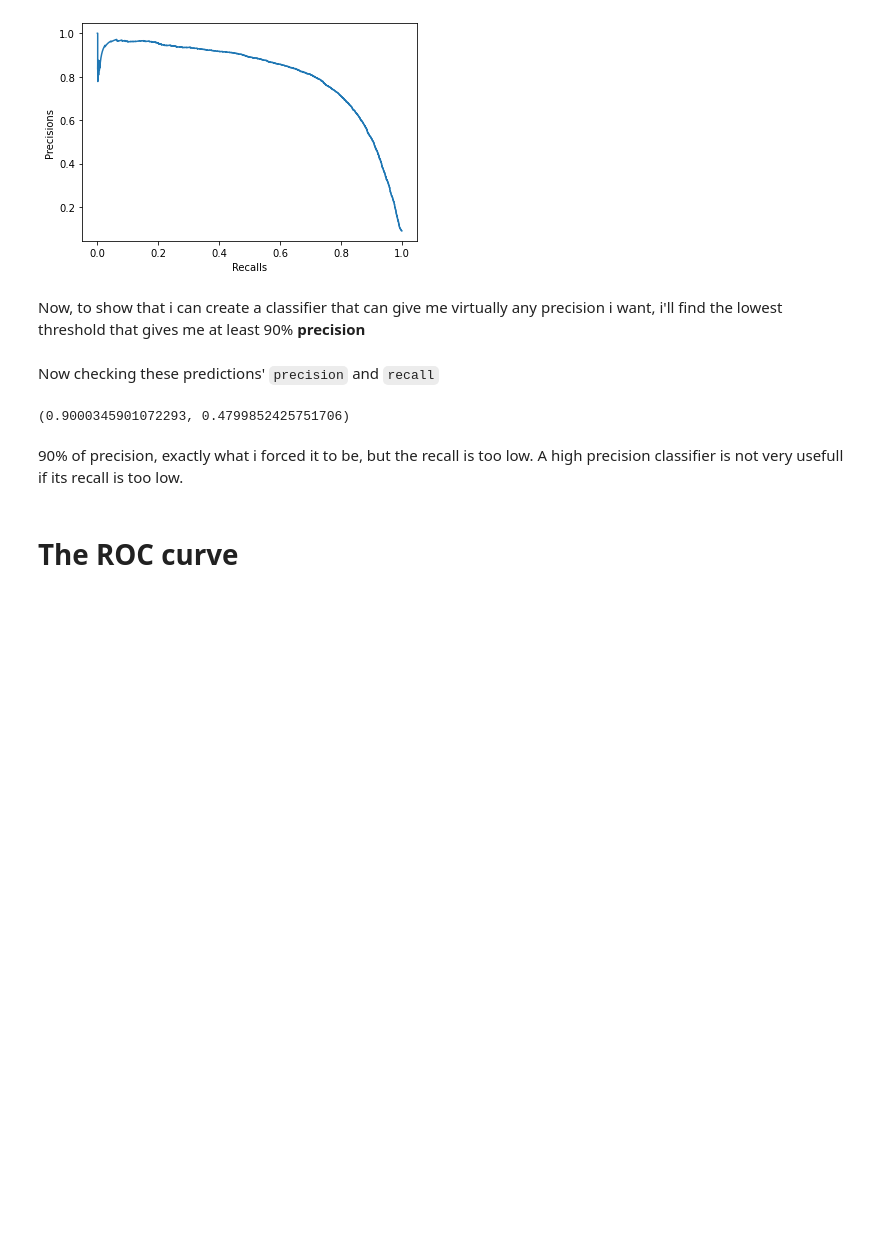
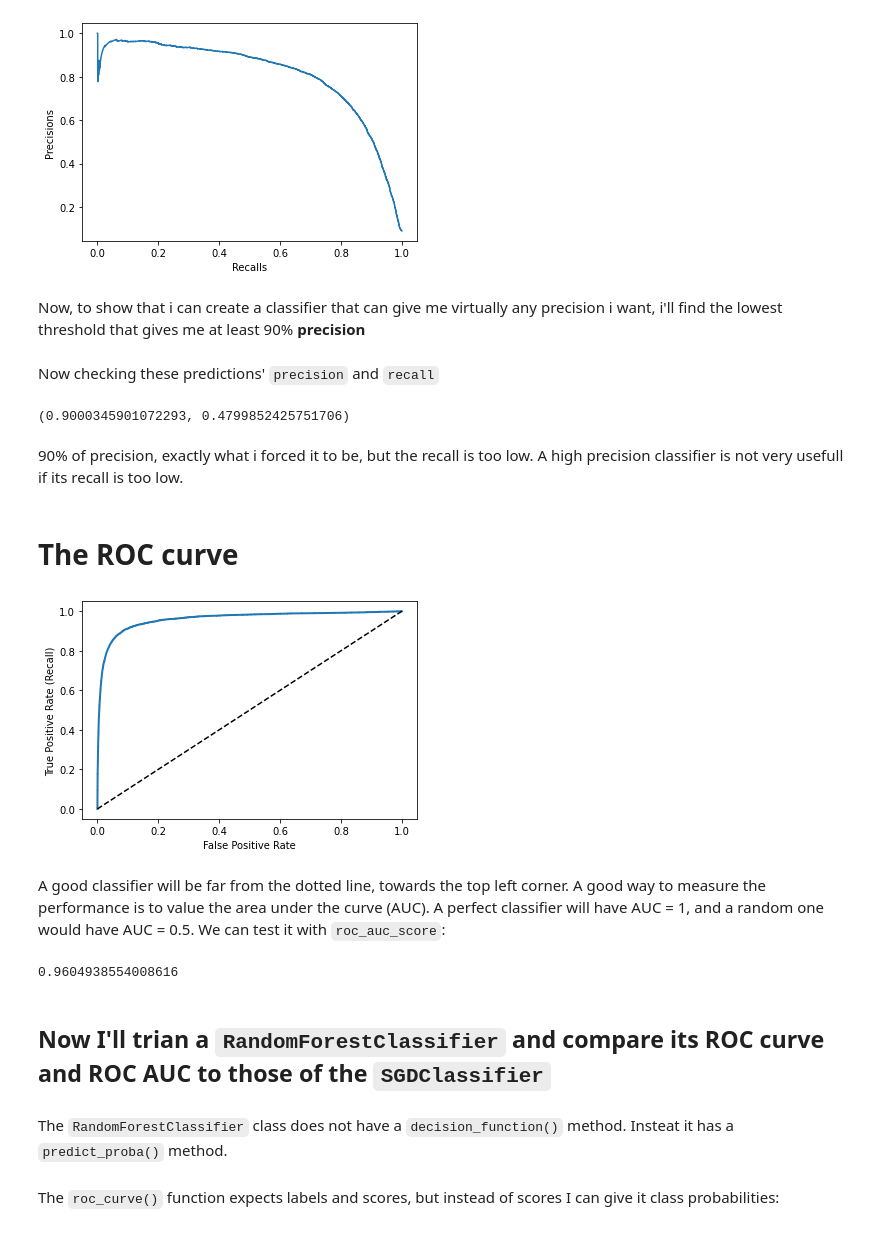
Before and after one commit to victorvianaom/Hands-on-ML-Chapter-03, a Jupyter notebook: Hands-on Machine Learning - Chapter #3.ipynb, the cells around one changed output. Saved outputs shown, nothing was run; the diff lists cells and outputs as text; code cells hidden in the pictures; blank space fills up the shorter version.

Commit message:
The ROC curve and ROC AUC score

```diff
--- a/Hands-on Machine Learning - Chapter #3.ipynb
+++ b/Hands-on Machine Learning - Chapter #3.ipynb
@@ -246,3 +246,30 @@ prec_s, rec_s
 90% of precision, exactly what i forced it to be, but the recall is too low. A high precision classifier is not very usefull if its recall is too low.
 # %% [markdown]
 # The ROC curve
+# %%
+from sklearn.metrics import roc_curve
+
+false_positive_rate, true_positive_rate, thresholds = roc_curve(y_train_5, y_scores)
+fpr, tpr = false_positive_rate, true_positive_rate
+
+def plot_roc_curve(fpr, tpr, label=None):
+    plt.plot(fpr, tpr, linewidth=2, label=label)
+    plt.plot([0, 1], [0, 1], 'k--') #Dashed diagonal line
+    plt.xlabel('False Positive Rate')
+    plt.ylabel('True Positive Rate (Recall)')
+
+plot_roc_curve(fpr, tpr)
+plt.show()
+# %% [output]
+[figure, added]
+# %% [markdown]
+A good classifier will be far from the dotted line, towards the top left corner. A good way to measure the performance is to value the area under the curve (AUC). A perfect classifier will have AUC = 1, and a random one would have AUC = 0.5. We can test it with `roc_auc_score`:
+# %%
+from sklearn.metrics import roc_auc_score
+roc_auc_score(y_train_5, y_scores)
+# %% [output]
+0.9604938554008616
+# %% [markdown]
+## Now I'll trian a `RandomForestClassifier` and compare its ROC curve and ROC AUC to those of the `SGDClassifier`
+# %% [markdown]
+The `RandomForestClassifier` class does not have a `decision_function()` method. Insteat it has a `predict_proba()` method.
@@ -248,0 +286,2 @@ prec_s, rec_s
+# %% [markdown]
+The `roc_curve()` function expects labels and scores, but instead of scores I can give it class probabilities:
```
Also changed, not shown: parts of 9 cells of this notebook.
